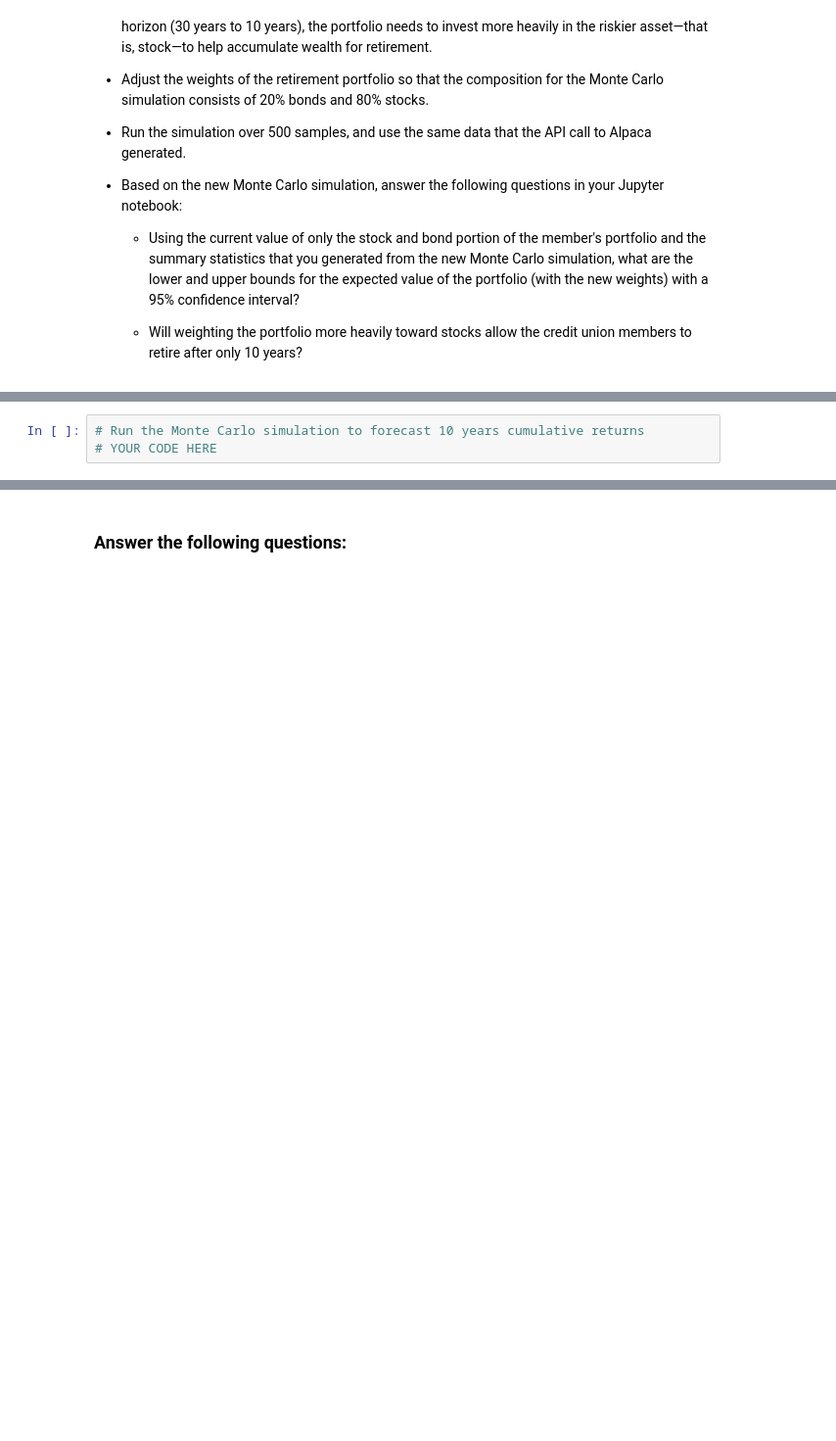
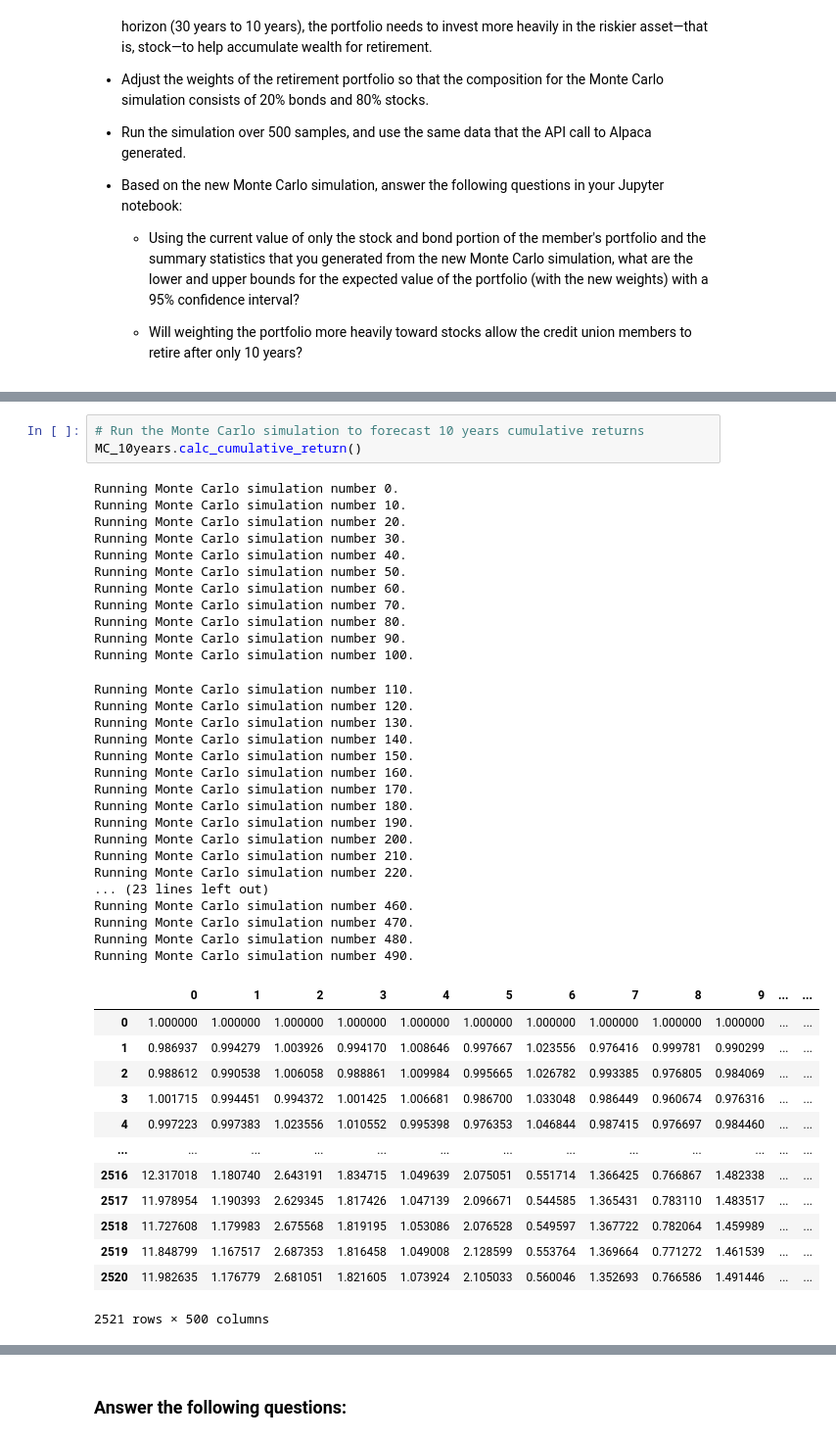
Before and after one commit to halamkim/challenge_05, a Jupyter notebook: financial_planning_tools.ipynb, the cells around one changed output, grey strips where cells are left out. Shown at 98% size. Saved outputs shown, nothing was run; the diff lists cells and outputs as text; blank space fills up the shorter version.

```diff
--- a/financial_planning_tools.ipynb
+++ b/financial_planning_tools.ipynb
@@ -636,6 +650,48 @@ For this new Monte Carlo simulation, do the following:
 # %%
 # Run the Monte Carlo simulation to forecast 10 years cumulative returns
-# YOUR CODE HERE
+MC_10years.calc_cumulative_return()
+# %% [output]
+Running Monte Carlo simulation number 0.
+Running Monte Carlo simulation number 10.
+Running Monte Carlo simulation number 20.
+Running Monte Carlo simulation number 30.
+Running Monte Carlo simulation number 40.
+Running Monte Carlo simulation number 50.
+Running Monte Carlo simulation number 60.
+Running Monte Carlo simulation number 70.
+Running Monte Carlo simulation number 80.
+Running Monte Carlo simulation number 90.
+Running Monte Carlo simulation number 100.
+Running Monte Carlo simulation number 110.
+Running Monte Carlo simulation number 120.
+Running Monte Carlo simulation number 130.
+Running Monte Carlo simulation number 140.
+Running Monte Carlo simulation number 150.
+Running Monte Carlo simulation number 160.
+Running Monte Carlo simulation number 170.
+Running Monte Carlo simulation number 180.
+Running Monte Carlo simulation number 190.
+Running Monte Carlo simulation number 200.
+Running Monte Carlo simulation number 210.
+Running Monte Carlo simulation number 220.
+... (23 lines left out)
+Running Monte Carlo simulation number 460.
+Running Monte Carlo simulation number 470.
+Running Monte Carlo simulation number 480.
+Running Monte Carlo simulation number 490.
+|  | 0 | 1 | 2 | 3 | 4 | 5 | 6 | 7 | 8 | 9 | ... | ... |
+| 0 | 1.000000 | 1.000000 | 1.000000 | 1.000000 | 1.000000 | 1.000000 | 1.000000 | 1.000000 | 1.000000 | 1.000000 | ... | ... |
+| 1 | 0.986937 | 0.994279 | 1.003926 | 0.994170 | 1.008646 | 0.997667 | 1.023556 | 0.976416 | 0.999781 | 0.990299 | ... | ... |
+| 2 | 0.988612 | 0.990538 | 1.006058 | 0.988861 | 1.009984 | 0.995665 | 1.026782 | 0.993385 | 0.976805 | 0.984069 | ... | ... |
+| 3 | 1.001715 | 0.994451 | 0.994372 | 1.001425 | 1.006681 | 0.986700 | 1.033048 | 0.986449 | 0.960674 | 0.976316 | ... | ... |
+| 4 | 0.997223 | 0.997383 | 1.023556 | 1.010552 | 0.995398 | 0.976353 | 1.046844 | 0.987415 | 0.976697 | 0.984460 | ... | ... |
+| ... | ... | ... | ... | ... | ... | ... | ... | ... | ... | ... | ... | ... |
+| 2516 | 12.317018 | 1.180740 | 2.643191 | 1.834715 | 1.049639 | 2.075051 | 0.551714 | 1.366425 | 0.766867 | 1.482338 | ... | ... |
+| 2517 | 11.978954 | 1.190393 | 2.629345 | 1.817426 | 1.047139 | 2.096671 | 0.544585 | 1.365431 | 0.783110 | 1.483517 | ... | ... |
+| 2518 | 11.727608 | 1.179983 | 2.675568 | 1.819195 | 1.053086 | 2.076528 | 0.549597 | 1.367722 | 0.782064 | 1.459989 | ... | ... |
+| 2519 | 11.848799 | 1.167517 | 2.687353 | 1.816458 | 1.049008 | 2.128599 | 0.553764 | 1.369664 | 0.771272 | 1.461539 | ... | ... |
+| 2520 | 11.982635 | 1.176779 | 2.681051 | 1.821605 | 1.073924 | 2.105033 | 0.560046 | 1.352693 | 0.766586 | 1.491446 | ... | ... |
+2521 rows × 500 columns
 # %%
 # Visualize the 10-year Monte Carlo simulation by creating an
 # overlay line plot
```
Also changed, not shown: parts of 6 cells of this notebook, 3 other files.
